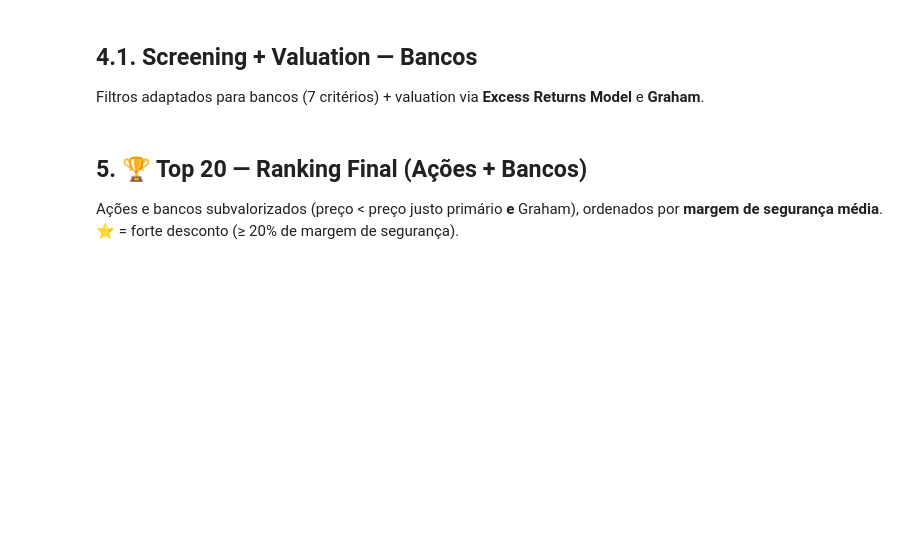
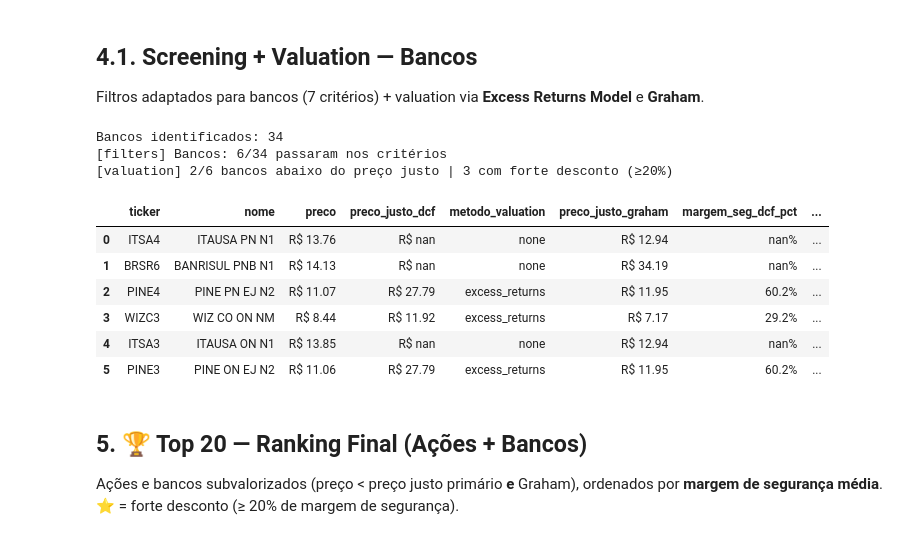
Before and after one commit to alisson446/stock-analysis, a Jupyter notebook: analysis.ipynb, the cells around one changed output. Drawn from its saved outputs; the diff is of its cells as text; code cells hidden in the pictures; blank space fills up the shorter version.

```diff
--- a/analysis.ipynb
+++ b/analysis.ipynb
@@ -144,33 +214,45 @@ Filtros adaptados para bancos (7 critérios) + valuation via **Excess Returns Mo
 # %%
 # Separar bancos dos dados fundamentalistas usando a classificação do scraper
 from src.scraper import KNOWN_BANK_TICKERS, BANK_INDUSTRIES
 
 bank_mask = (
     stock_fundamentals_clean['ticker'].isin(KNOWN_BANK_TICKERS) |
     stock_fundamentals_clean['industria'].str.lower().isin(BANK_INDUSTRIES)
 )
 bank_fundamentals = stock_fundamentals_clean[bank_mask].copy()
 print(f"Bancos identificados: {len(bank_fundamentals)}")
 
 # Aplicar filtros para bancos
 filtered_banks = filters.apply_bank_filters(bank_fundamentals)
 
 # Calcular valuation (Excess Returns + Graham) para bancos
 if len(filtered_banks) > 0:
     valued_banks = valuation.apply_valuation(filtered_banks, stock_fundamentals_clean, model='bank')
 
-    val_cols = ['ticker', 'nome', 'preco', 'preco_justo_dcf', 'preco_justo_graham',
-                'margem_seg_dcf_pct', 'margem_seg_graham_pct', 'undervalued', 'forte_desconto']
+    val_cols = ['ticker', 'nome', 'preco', 'preco_justo_dcf', 'metodo_valuation',
+                'preco_justo_graham', 'margem_seg_dcf_pct', 'margem_seg_graham_pct',
+                'undervalued', 'forte_desconto']
     display(valued_banks[val_cols].style.format({
         'preco': 'R$ {:.2f}',
         'preco_justo_dcf': 'R$ {:.2f}',
         'preco_justo_graham': 'R$ {:.2f}',
         'margem_seg_dcf_pct': '{:.1f}%',
         'margem_seg_graham_pct': '{:.1f}%',
     }))
 else:
     valued_banks = pd.DataFrame()
     print("⚠️ Nenhum banco passou nos critérios de filtragem.")
+# %% [output]
+Bancos identificados: 34
+[filters] Bancos: 6/34 passaram nos critérios
+[valuation] 2/6 bancos abaixo do preço justo | 3 com forte desconto (≥20%)
+|  | ticker | nome | preco | preco_justo_dcf | metodo_valuation | preco_justo_graham | margem_seg_dcf_pct | ... |
+| 0 | ITSA4 | ITAUSA PN N1 | R$ 13.76 | R$ nan | none | R$ 12.94 | nan% | ... |
+| 1 | BRSR6 | BANRISUL PNB N1 | R$ 14.13 | R$ nan | none | R$ 34.19 | nan% | ... |
+| 2 | PINE4 | PINE PN EJ N2 | R$ 11.07 | R$ 27.79 | excess_returns | R$ 11.95 | 60.2% | ... |
+| 3 | WIZC3 | WIZ CO ON NM | R$ 8.44 | R$ 11.92 | excess_returns | R$ 7.17 | 29.2% | ... |
+| 4 | ITSA3 | ITAUSA ON N1 | R$ 13.85 | R$ nan | none | R$ 12.94 | nan% | ... |
+| 5 | PINE3 | PINE ON EJ N2 | R$ 11.06 | R$ 27.79 | excess_returns | R$ 11.95 | 60.2% | ... |
 # %% [markdown]
 ## 5. 🏆 Top 20 — Ranking Final (Ações + Bancos)
 
```
Also changed, not shown: parts of 9 cells of this notebook, 6 other files.
